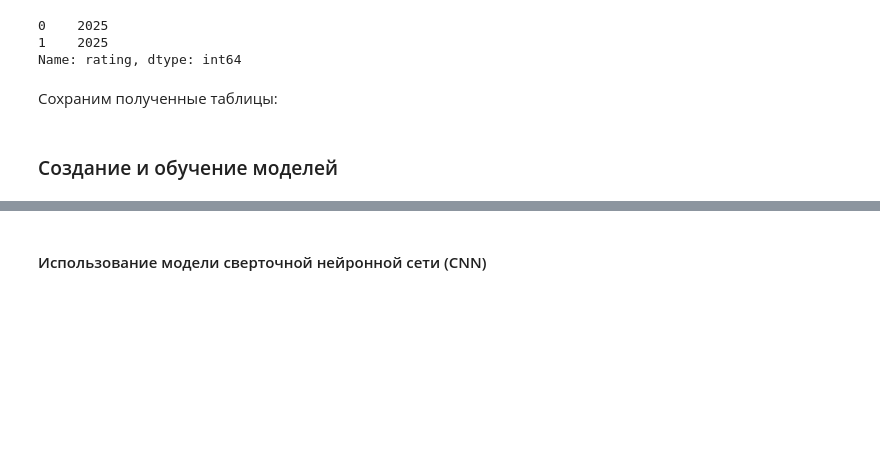
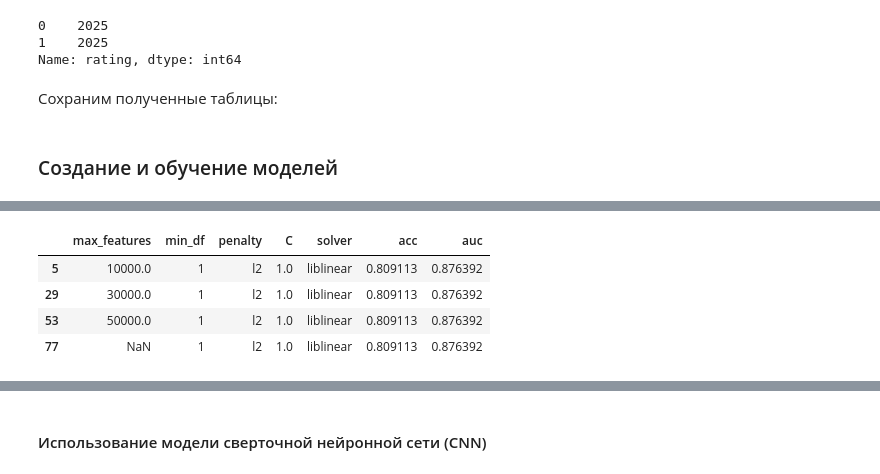
Before and after one commit to Alice15423/sentiment_analysis, a Jupyter notebook: reseach/sentiment_analysis.ipynb, the cells around one changed output, grey strips where cells are left out. Cells and saved outputs as stored; diff of their text form; code cells hidden in the pictures; blank space fills up the shorter version.

```diff
--- a/reseach/sentiment_analysis.ipynb
+++ b/reseach/sentiment_analysis.ipynb
@@ -405,0 +493,35 @@ df_check.to_csv('datasets/check/final_reviews_check.csv', sep='|', index=False)
+# %%
+param_ranges_LogisticRegression = {
+    'max_features': [10000, 30000, 50000, None],
+    'min_df': [1, 2, 3],
+    'penalty': ['l1', 'l2'],
+    'C': [0.0001, 1.0, 100.0, 10000.0],
+    'solver': ['liblinear']
+}
+# %%
+def build_model(
+    max_features=None, min_df=1,
+    penalty='l2', C=1.0, solver='lbfgs',
+    return_preds=False
+):
+    vectorizer = TfidfVectorizer(max_features=max_features, min_df=min_df)
+    features = vectorizer.fit_transform(df1_train['content'])
+
+    model = LogisticRegression(penalty=penalty, C=C, solver=solver)
+    model.fit(features, df1_train['rating'])
+    pred = model.predict_proba(vectorizer.transform(df1_test['content']))
+
+    res = {
+        'max_features': max_features,
+        'min_df': min_df,
+        'penalty': penalty,
+        'C': C,
+        'solver': solver,
+        'acc': accuracy_score(df1_test['rating'], pred[:, 1] > 0.5),
+        'auc': roc_auc_score(df1_test['rating'], pred[:,1])
+    }
+
+    if return_preds:
+        res['preds'] = pred
+
+    return res
@@ -405,0 +531,14 @@ df_check.to_csv('datasets/check/final_reviews_check.csv', sep='|', index=False)
+# %%
+results = []
+for p in product(*param_ranges_LogisticRegression.values()):
+    res = build_model(**dict(zip(param_ranges_LogisticRegression.keys(), p)))
+    results.append(res)
+
+results_optimize = pd.DataFrame(results)
+results_optimize[results_optimize['acc'] == results_optimize['acc'].max()]
+# %% [output]
+|  | max_features | min_df | penalty | C | solver | acc | auc |
+| 5 | 10000.0 | 1 | l2 | 1.0 | liblinear | 0.809113 | 0.876392 |
+| 29 | 30000.0 | 1 | l2 | 1.0 | liblinear | 0.809113 | 0.876392 |
+| 53 | 50000.0 | 1 | l2 | 1.0 | liblinear | 0.809113 | 0.876392 |
+| 77 | NaN | 1 | l2 | 1.0 | liblinear | 0.809113 | 0.876392 |
```
Also changed, not shown: parts of 21 cells of this notebook.
